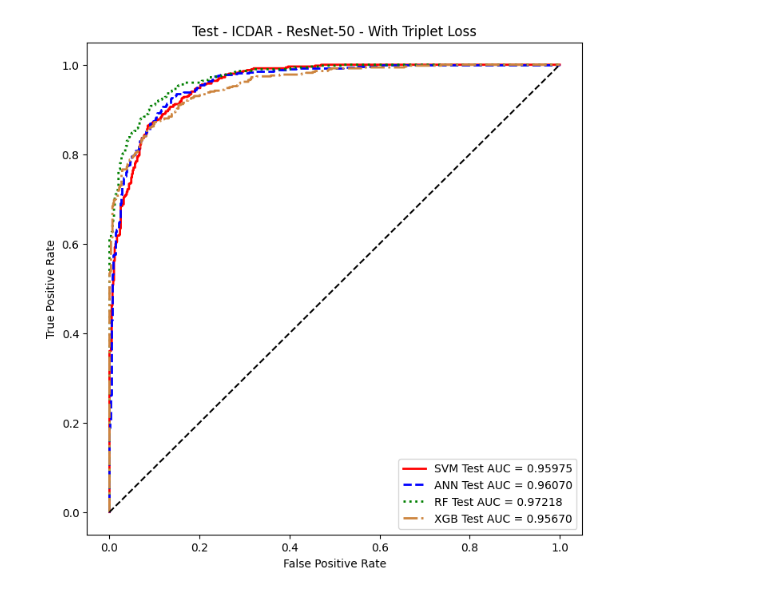
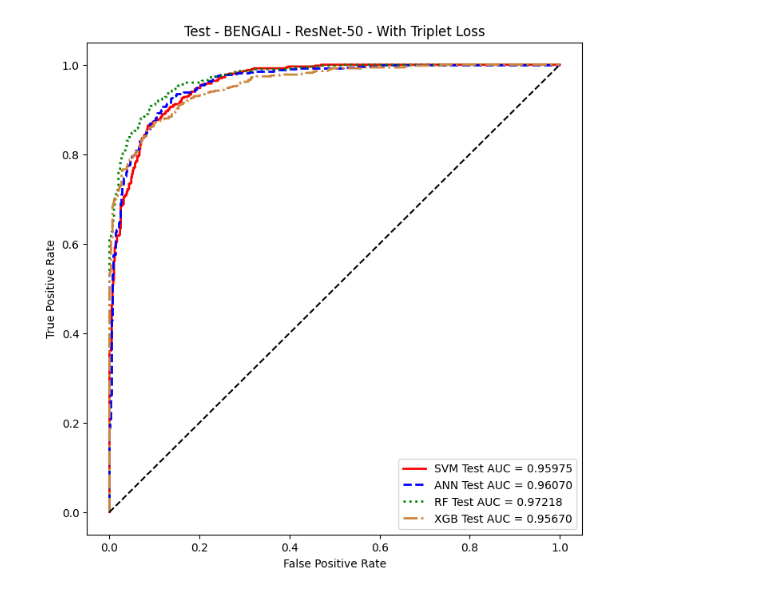
Before and after one commit to AndreChristianto/Signature-Recognition-V3, a Jupyter notebook: Bengali-RESNET/15_vgg16_roc_curve_triplet_loss.ipynb, the cells around one changed output. Cells and saved outputs as stored; diff of their text form; code cells hidden in the pictures.

```diff
--- a/Bengali-RESNET/15_vgg16_roc_curve_triplet_loss.ipynb
+++ b/Bengali-RESNET/15_vgg16_roc_curve_triplet_loss.ipynb
@@ -29,16 +29,16 @@ xgb_roc_auc_val = auc(xgb_fpr, xgb_tpr)
 # %%
 # Plot ROC curve
 plt.figure(figsize=(8, 8))
 plt.plot(svm_fpr, svm_tpr, linestyle='-', color='red', lw=2, label=f'SVM Test AUC = {svm_roc_auc_val:.5f}')
 plt.plot(ann_fpr, ann_tpr, linestyle='--', color='blue', lw=2, label=f'ANN Test AUC = {ann_roc_auc_val:.5f}')
 plt.plot(rf_fpr, rf_tpr, linestyle=':', color='green', lw=2, label=f'RF Test AUC = {rf_roc_auc_val:.5f}')
 plt.plot(xgb_fpr, xgb_tpr, linestyle='-.', color='peru', lw=2, label=f'XGB Test AUC = {xgb_roc_auc_val:.5f}')
 
 plt.plot([0, 1], [0, 1], 'k--')
 plt.xlabel('False Positive Rate')
 plt.ylabel('True Positive Rate')
-plt.title('Test - ICDAR - ResNet-50 - With Triplet Loss')
+plt.title('Test - BENGALI - ResNet-50 - With Triplet Loss')
 plt.legend()
 plt.show()
 # %% [output]
-[figure, old version]
+[figure, new version]
```
Also changed, not shown: 4 other files.
